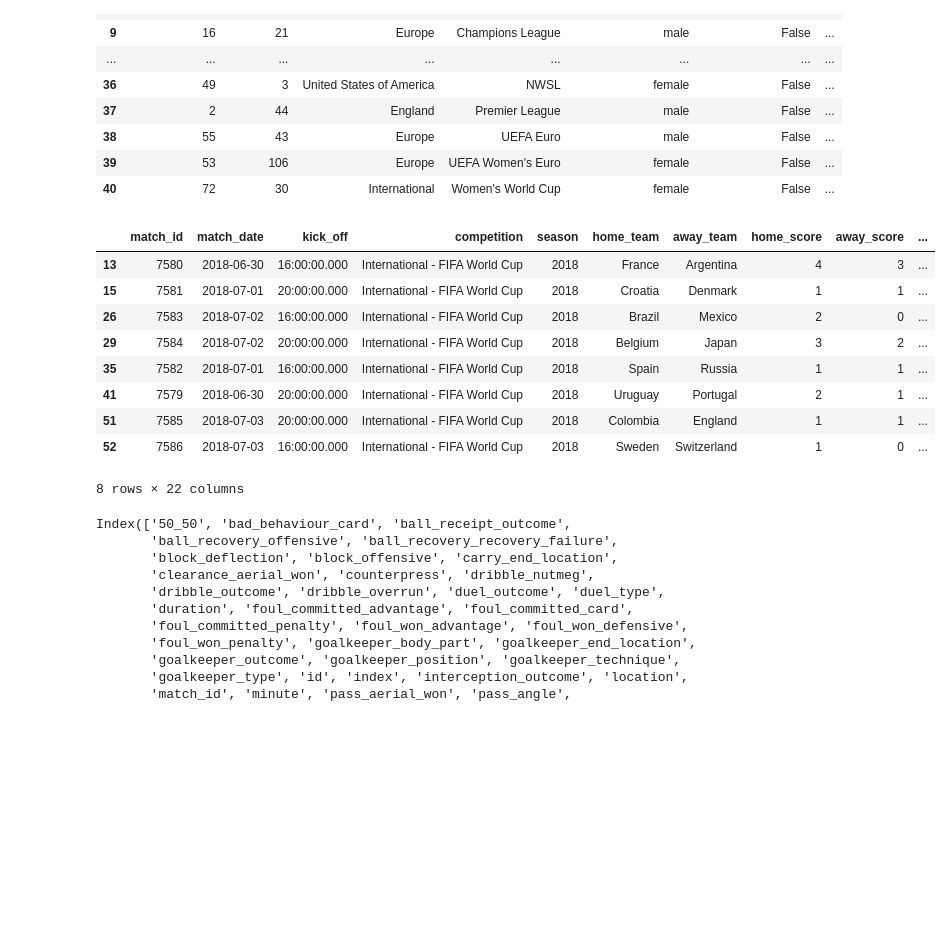
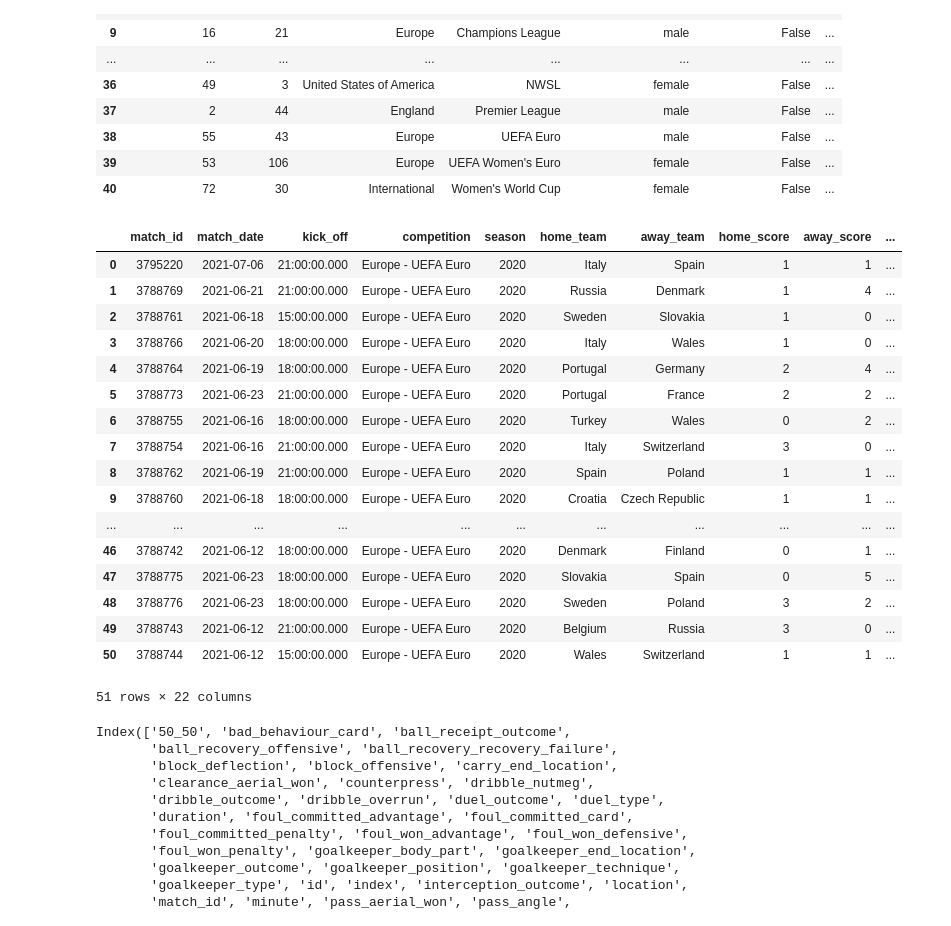
Before and after one commit to Atrix21/FootballProject, a Jupyter notebook: passing network python.ipynb, the cells around one changed output. Cells and saved outputs as stored; diff of their text form; code cells hidden in the pictures; blank space fills up the shorter version.

```diff
--- a/passing network python.ipynb
+++ b/passing network python.ipynb
@@ -28,16 +28,24 @@ t=sb.matches(competition_id=43,season_id=3)
 # %%
-t[t['competition_stage']=='Round of 16']
+sb.events(match_id=3795220)
 # %% [output]
 |  | match_id | match_date | kick_off | competition | season | home_team | away_team | home_score | away_score | ... |
-| 13 | 7580 | 2018-06-30 | 16:00:00.000 | International - FIFA World Cup | 2018 | France | Argentina | 4 | 3 | ... |
-| 15 | 7581 | 2018-07-01 | 20:00:00.000 | International - FIFA World Cup | 2018 | Croatia | Denmark | 1 | 1 | ... |
-| 26 | 7583 | 2018-07-02 | 16:00:00.000 | International - FIFA World Cup | 2018 | Brazil | Mexico | 2 | 0 | ... |
-| 29 | 7584 | 2018-07-02 | 20:00:00.000 | International - FIFA World Cup | 2018 | Belgium | Japan | 3 | 2 | ... |
-| 35 | 7582 | 2018-07-01 | 16:00:00.000 | International - FIFA World Cup | 2018 | Spain | Russia | 1 | 1 | ... |
-| 41 | 7579 | 2018-06-30 | 20:00:00.000 | International - FIFA World Cup | 2018 | Uruguay | Portugal | 2 | 1 | ... |
-| 51 | 7585 | 2018-07-03 | 20:00:00.000 | International - FIFA World Cup | 2018 | Colombia | England | 1 | 1 | ... |
-| 52 | 7586 | 2018-07-03 | 16:00:00.000 | International - FIFA World Cup | 2018 | Sweden | Switzerland | 1 | 0 | ... |
+| 0 | 3795220 | 2021-07-06 | 21:00:00.000 | Europe - UEFA Euro | 2020 | Italy | Spain | 1 | 1 | ... |
+| 1 | 3788769 | 2021-06-21 | 21:00:00.000 | Europe - UEFA Euro | 2020 | Russia | Denmark | 1 | 4 | ... |
+| 2 | 3788761 | 2021-06-18 | 15:00:00.000 | Europe - UEFA Euro | 2020 | Sweden | Slovakia | 1 | 0 | ... |
+| 3 | 3788766 | 2021-06-20 | 18:00:00.000 | Europe - UEFA Euro | 2020 | Italy | Wales | 1 | 0 | ... |
+| 4 | 3788764 | 2021-06-19 | 18:00:00.000 | Europe - UEFA Euro | 2020 | Portugal | Germany | 2 | 4 | ... |
+| 5 | 3788773 | 2021-06-23 | 21:00:00.000 | Europe - UEFA Euro | 2020 | Portugal | France | 2 | 2 | ... |
+| 6 | 3788755 | 2021-06-16 | 18:00:00.000 | Europe - UEFA Euro | 2020 | Turkey | Wales | 0 | 2 | ... |
+| 7 | 3788754 | 2021-06-16 | 21:00:00.000 | Europe - UEFA Euro | 2020 | Italy | Switzerland | 3 | 0 | ... |
+| 8 | 3788762 | 2021-06-19 | 21:00:00.000 | Europe - UEFA Euro | 2020 | Spain | Poland | 1 | 1 | ... |
+| 9 | 3788760 | 2021-06-18 | 18:00:00.000 | Europe - UEFA Euro | 2020 | Croatia | Czech Republic | 1 | 1 | ... |
+| ... | ... | ... | ... | ... | ... | ... | ... | ... | ... | ... |
+| 46 | 3788742 | 2021-06-12 | 18:00:00.000 | Europe - UEFA Euro | 2020 | Denmark | Finland | 0 | 1 | ... |
+| 47 | 3788775 | 2021-06-23 | 18:00:00.000 | Europe - UEFA Euro | 2020 | Slovakia | Spain | 0 | 5 | ... |
+| 48 | 3788776 | 2021-06-23 | 18:00:00.000 | Europe - UEFA Euro | 2020 | Sweden | Poland | 3 | 2 | ... |
+| 49 | 3788743 | 2021-06-12 | 21:00:00.000 | Europe - UEFA Euro | 2020 | Belgium | Russia | 3 | 0 | ... |
+| 50 | 3788744 | 2021-06-12 | 15:00:00.000 | Europe - UEFA Euro | 2020 | Wales | Switzerland | 1 | 1 | ... |
-8 rows × 22 columns
+51 rows × 22 columns
 # %%
 df=sb.events(match_id=7580)
 # %%
```
Also changed, not shown: parts of 5 cells of this notebook.
